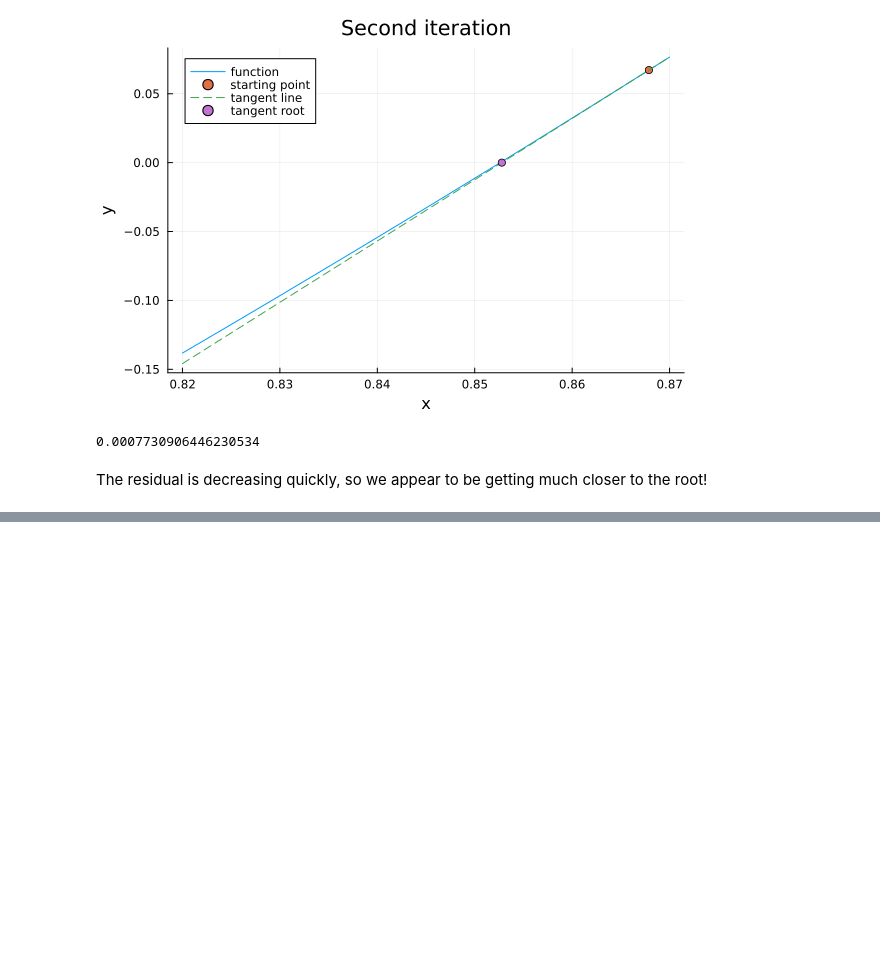
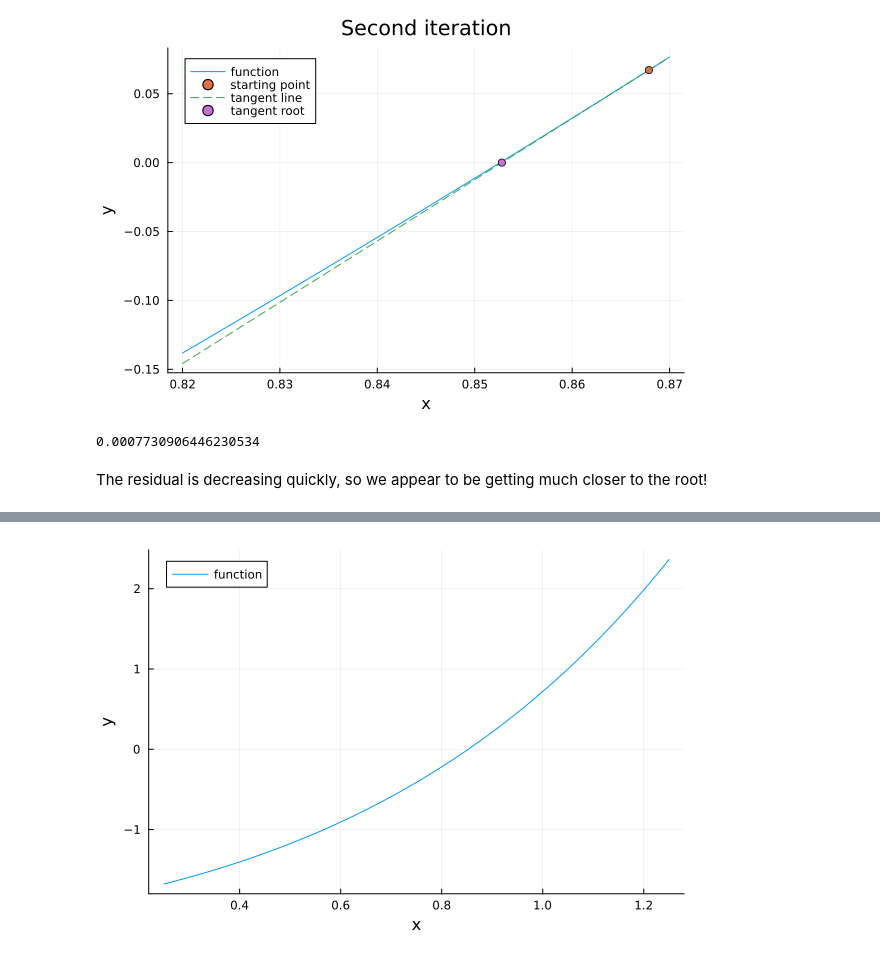
Before and after one commit to jamiehadd/164-ScientificComputing, a Jupyter notebook: Lecture10/Lecture10.ipynb, the cells around one changed output, grey strips where cells are left out. Drawn from its saved outputs; the diff is of its cells as text; code cells hidden in the pictures; blank space fills up the shorter version.

```diff
--- a/Lecture10/Lecture10.ipynb
+++ b/Lecture10/Lecture10.ipynb
@@ -137,0 +221,6 @@ We can rewrite the update in terms of the $\epsilon$s as $$\epsilon_{k+1} + r =
+# %%
+x = [BigFloat(1);zeros(7)]        #a BigFloat uses 256 bits of precision, but arithmetic is *much* slower!
+for k = 1:7
+    x[k+1] = x[k] - f(x[k]) / dfdx(x[k])
+end
+r = x[end]
@@ -160,0 +350,6 @@ We can rewrite the update in terms of the $\epsilon$s as $$\epsilon_{k+1} + r =
+# %%
+f = x -> x*exp(x) - 2;
+
+plot(f,0.25,1.25,label="function",xlabel="x",ylabel="y",legend=:topleft)
+# %% [output]
+[figure, added]
```
Also changed, not shown: parts of 35 cells of this notebook, 3 other files.
